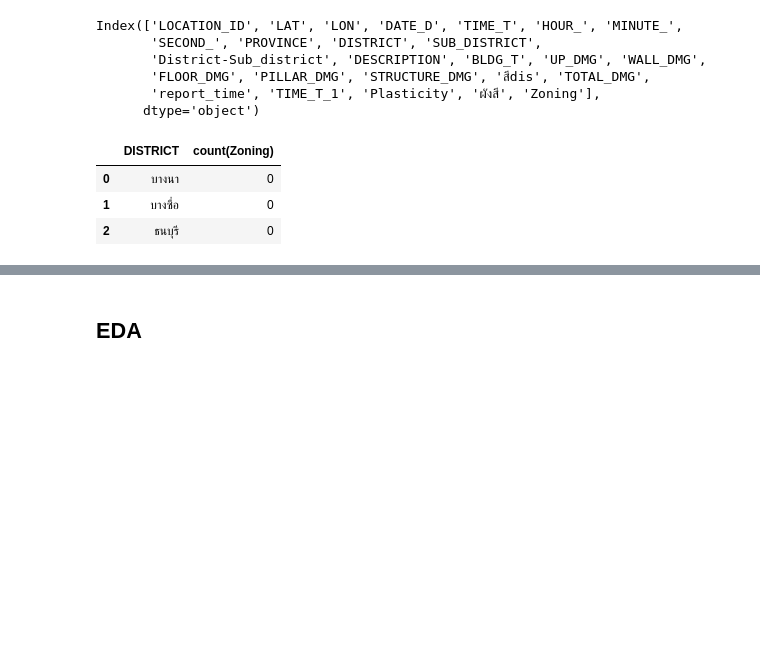
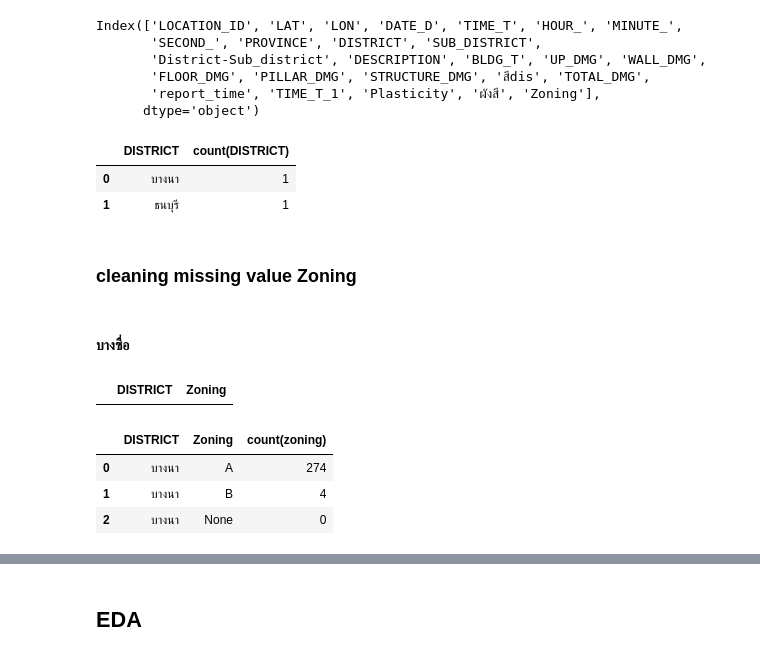
Before and after one commit to tontantip/Archive, a Jupyter notebook: portfolio/portfolio_pro1.ipynb, the cells around one changed output, grey strips where cells are left out. Cells and saved outputs as stored; diff of their text form; code cells hidden in the pictures; blank space fills up the shorter version.

```diff
--- a/portfolio/portfolio_pro1.ipynb
+++ b/portfolio/portfolio_pro1.ipynb
@@ -220,9 +224,12 @@ Index(['LOCATION_ID', 'LAT', 'LON', 'DATE_D', 'TIME_T', 'HOUR_', 'MINUTE_',
        'report_time', 'TIME_T_1', 'Plasticity', 'ผังสี', 'Zoning'],
       dtype='object')
 # %%
-db.query("SELECT DISTRICT, count(Zoning) FROM feature WHERE Zoning IS NULL GROUP BY DISTRICT").df()
+db.query("SELECT DISTRICT, count(DISTRICT) FROM feature WHERE Zoning IS NULL GROUP BY DISTRICT").df()
 # %% [output]
-|  | DISTRICT | count(Zoning) |
-| 0 | บางนา | 0 |
-| 1 | บางซื่อ | 0 |
-| 2 | ธนบุรี | 0 |
+|  | DISTRICT | count(DISTRICT) |
+| 0 | บางนา | 1 |
+| 1 | ธนบุรี | 1 |
+# %% [markdown]
+### cleaning missing value Zoning
+# %% [markdown]
+#### บางซื่อ
@@ -228,0 +241,12 @@ db.query("SELECT DISTRICT, count(Zoning) FROM feature WHERE Zoning IS NULL GROUP
+# %%
+feature.loc[(feature["DISTRICT"] == "บางซื่อ") & (feature["Zoning"].isnull()), ["DISTRICT", "Zoning"]]="A"
+feature.loc[(feature["DISTRICT"] == "บางซื่อ") & (feature["Zoning"].isnull()), ["DISTRICT", "Zoning"]]
+# %% [output]
+|  | DISTRICT | Zoning |
+# %%
+db.query("SELECT DISTRICT, zoning, count(zoning) FROM feature where district = 'บางนา' GROUP BY DISTRICT, zoning").df()
+# %% [output]
+|  | DISTRICT | Zoning | count(zoning) |
+| 0 | บางนา | A | 274 |
+| 1 | บางนา | B | 4 |
+| 2 | บางนา | None | 0 |
```
Also changed, not shown: parts of 5 cells of this notebook.
